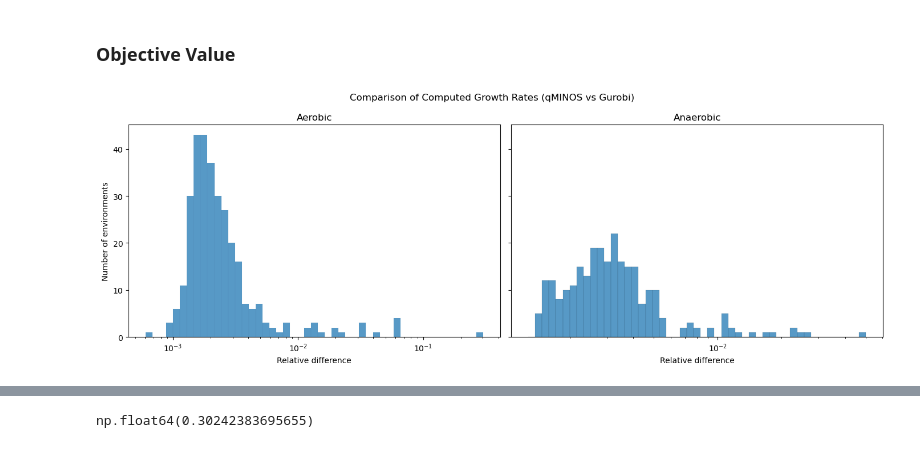
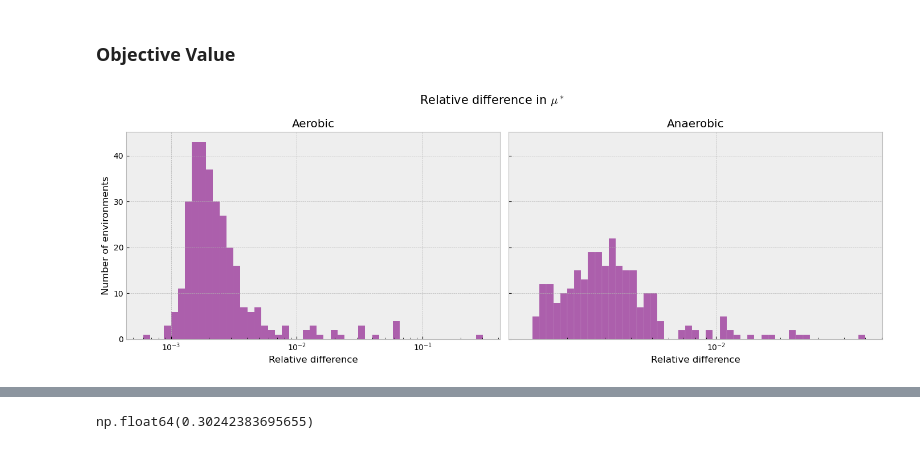
Before and after one commit to celasa/biomass_thesis, a Jupyter notebook: notebooks/01_solver_comparison.ipynb, the cells around one changed output, grey strips where cells are left out. Saved outputs shown, nothing was run; the diff lists cells and outputs as text; code cells hidden in the pictures.

```diff
--- a/notebooks/01_solver_comparison.ipynb
+++ b/notebooks/01_solver_comparison.ipynb
@@ -23,9 +23,11 @@ sys.path.append(str(ROOT))
 # %%
 import numpy as np
 import pandas as pd
-from scripts.solver_selection.compare_solvers import summarize, total_summary, common_columns, plot_fva
+from scripts.solver_selection.compare_solvers import summarize, total_summary, common_columns #-plot_fva
 import matplotlib.pyplot as plt
 import seaborn as sns
+
+plt.style.use("bmh")
 # %%
 q_aerob = pd.read_pickle(DATA / "solver_selection/qminos_aerob.pkl")
 q_anaerob = pd.read_pickle(DATA / "solver_selection/qminos_anaerob.pkl")
@@ -193,34 +332,34 @@ from matplotlib.ticker import LogLocator
 
 fig, axes = plt.subplots(1, 2, figsize=(14, 5), sharey=True)
 
 # -------- Aerobic --------
 bins_a = np.logspace(
     np.log10(rel_diff_a.min()),
     np.log10(rel_diff_a.max()),
     50
 )
 
-sns.histplot(rel_diff_a, bins=bins_a, ax=axes[0])
+sns.histplot(rel_diff_a, bins=bins_a, ax=axes[0], color='purple', alpha=0.6)
 axes[0].set_xscale("log")
 axes[0].set_title("Aerobic")
 axes[0].set_xlabel("Relative difference")
 axes[0].set_ylabel("Number of environments")
 
 # -------- Anaerobic --------
 bins_an = np.logspace(
     np.log10(rel_diff_an.min()),
     np.log10(rel_diff_an.max()),
     50
 )
 
-sns.histplot(rel_diff_an, bins=bins_an, ax=axes[1])
+sns.histplot(rel_diff_an, bins=bins_an, ax=axes[1], color='purple', alpha=0.6)
 axes[1].set_xscale("log")
 axes[1].set_title("Anaerobic")
 axes[1].set_xlabel("Relative difference")
 
 
-fig.suptitle("Comparison of Computed Growth Rates (qMINOS vs Gurobi)")
+fig.suptitle(r"Relative difference in $\mu^*$", fontsize=15)
 plt.tight_layout()
 plt.show()
 # %% [output]
-[figure, old version]
+[figure, new version]
```
Also changed, not shown: parts of 9 cells of this notebook, 4 other files.
